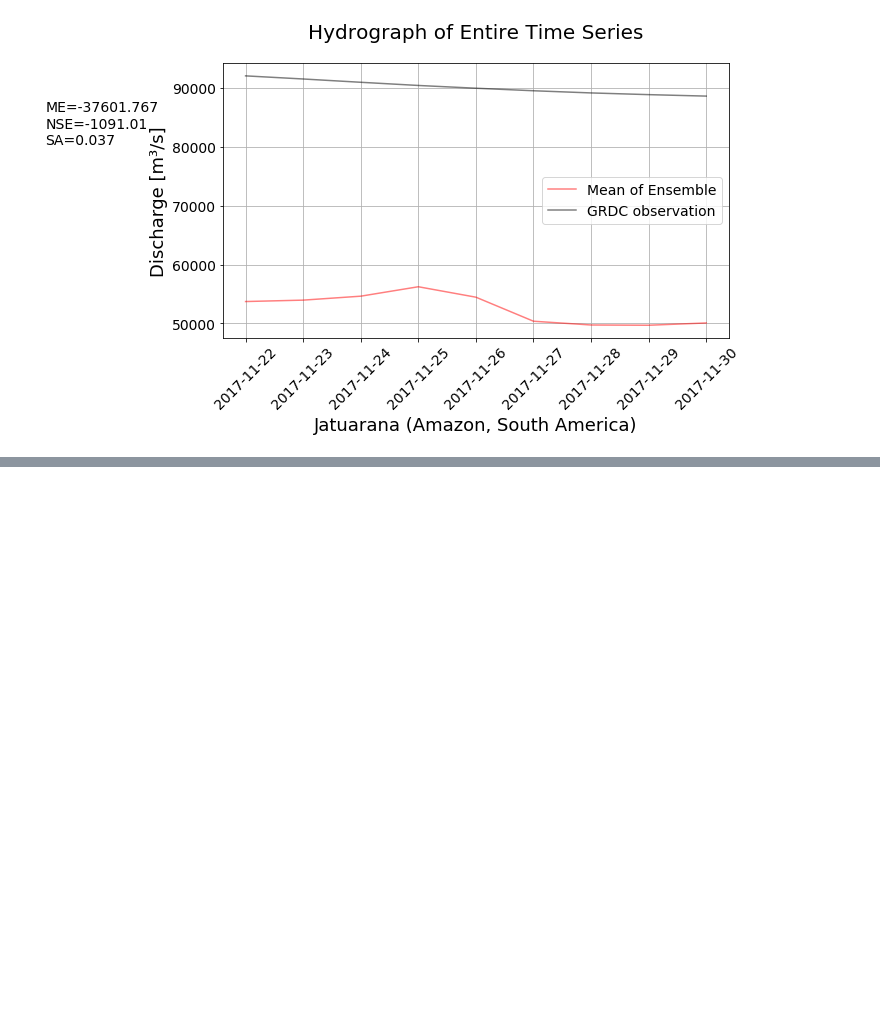
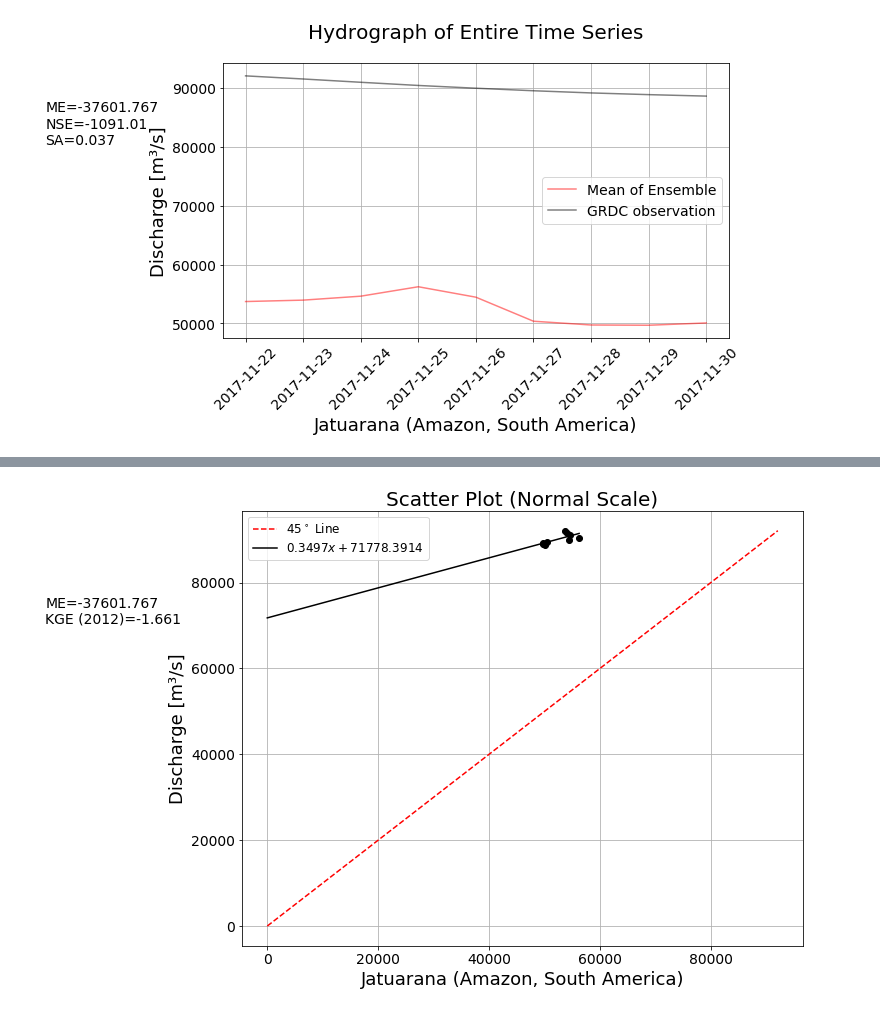
Before and after one commit to eWaterCycle/hydro-analyses, a Jupyter notebook: eosc_pilot/eosc_pilot_ensemble_analysis.ipynb, the cells around one changed output, grey strips where cells are left out. Drawn from its saved outputs; the diff is of its cells as text; code cells hidden in the pictures; blank space fills up the shorter version.

```diff
--- a/eosc_pilot/eosc_pilot_ensemble_analysis.ipynb
+++ b/eosc_pilot/eosc_pilot_ensemble_analysis.ipynb
@@ -214,0 +227,11 @@ plt.show()
+# %%
+hydrov.scatter(merged_data_df=merged_df,
+    grid=True,
+    title='Scatter Plot (Normal Scale)',
+    labels=[graph_label, 'Discharge ['+stations[station_index].metadata["units"]+"]"],
+    line45=True,
+    metrics=['ME', 'KGE (2012)'],
+    best_fit=True)
+plt.show()
+# %% [output]
+[figure, added]
```
Also changed, not shown: parts of 8 cells of this notebook.
